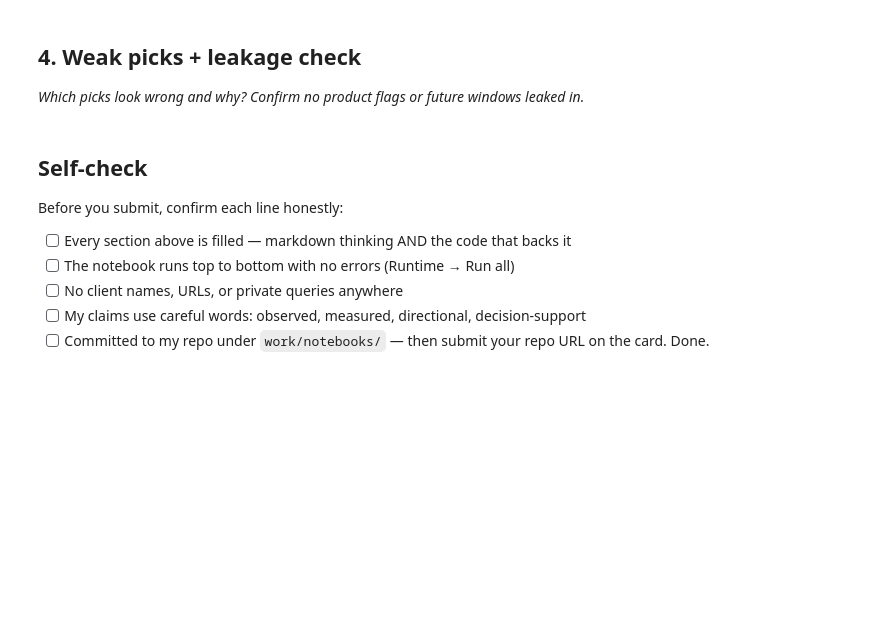
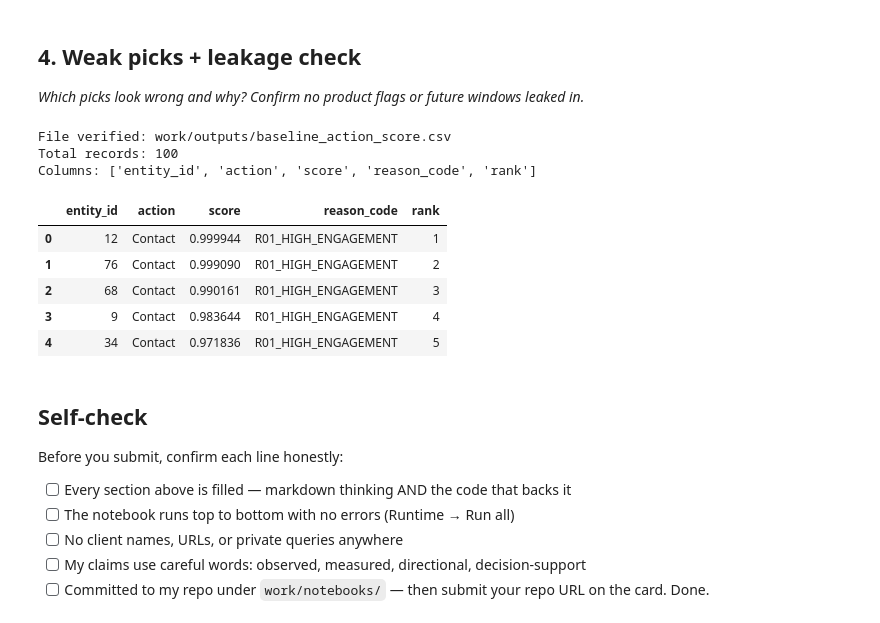
Before and after one commit to shreya1111/flyrank-week1, a Jupyter notebook: work/notebooks/w04_baseline_score.ipynb, the cells around one changed output. Cells and saved outputs as stored; diff of their text form; code cells hidden in the pictures; blank space fills up the shorter version.

```diff
--- a/work/notebooks/w04_baseline_score.ipynb
+++ b/work/notebooks/w04_baseline_score.ipynb
@@ -37,3 +123,25 @@ This skeleton is yours to fill. Work the sections **in order** — each one has
+# %%
+import os
+
+# Final verification of the output file
+if os.path.exists(output_path):
+    check_df = pd.read_csv(output_path)
+    print(f"File verified: {output_path}")
+    print(f"Total records: {len(check_df)}")
+    print("Columns:", check_df.columns.tolist())
+    display(check_df.head())
+else:
+    print("Error: Output file not found.")
+# %% [output]
+File verified: work/outputs/baseline_action_score.csv
+Total records: 100
+Columns: ['entity_id', 'action', 'score', 'reason_code', 'rank']
+|  | entity_id | action | score | reason_code | rank |
+| 0 | 12 | Contact | 0.999944 | R01_HIGH_ENGAGEMENT | 1 |
+| 1 | 76 | Contact | 0.999090 | R01_HIGH_ENGAGEMENT | 2 |
+| 2 | 68 | Contact | 0.990161 | R01_HIGH_ENGAGEMENT | 3 |
+| 3 | 9 | Contact | 0.983644 | R01_HIGH_ENGAGEMENT | 4 |
+| 4 | 34 | Contact | 0.971836 | R01_HIGH_ENGAGEMENT | 5 |
 # %% [markdown]
 ## Self-check
 
```
Also changed, not shown: parts of 7 cells of this notebook.
